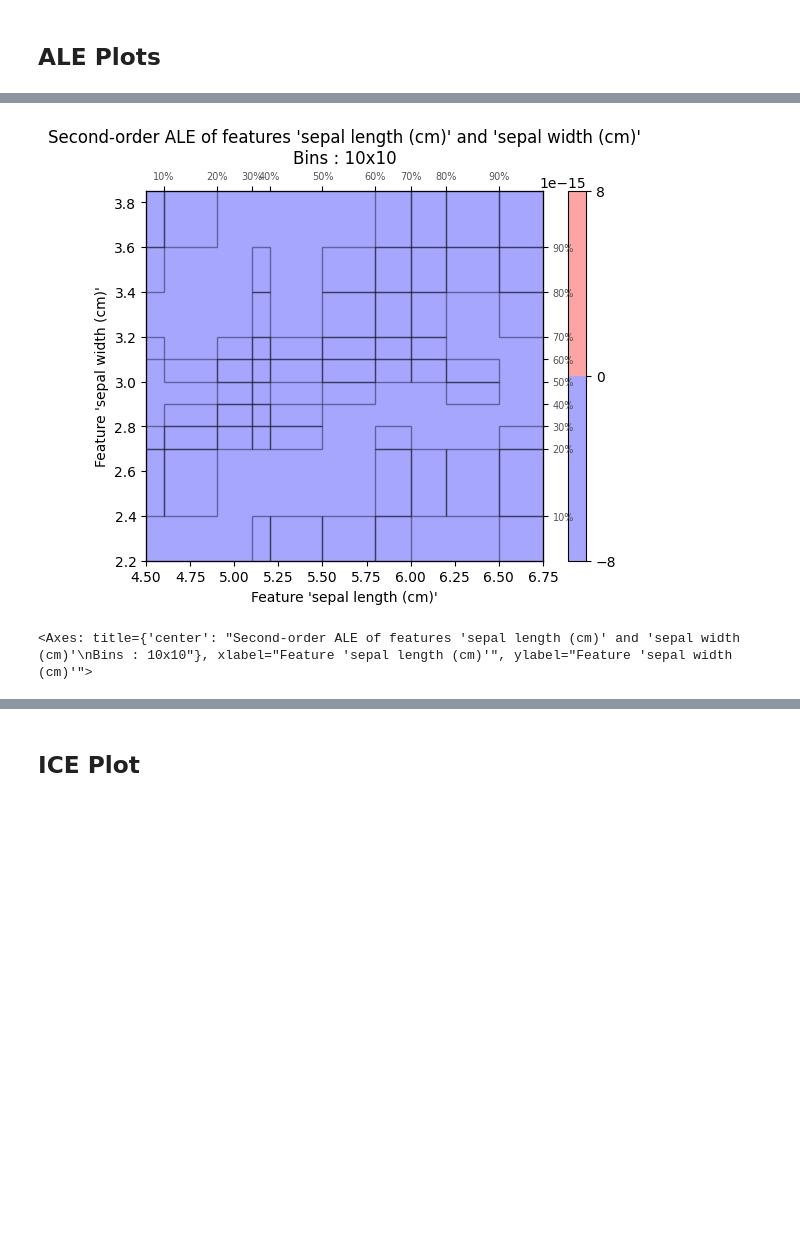
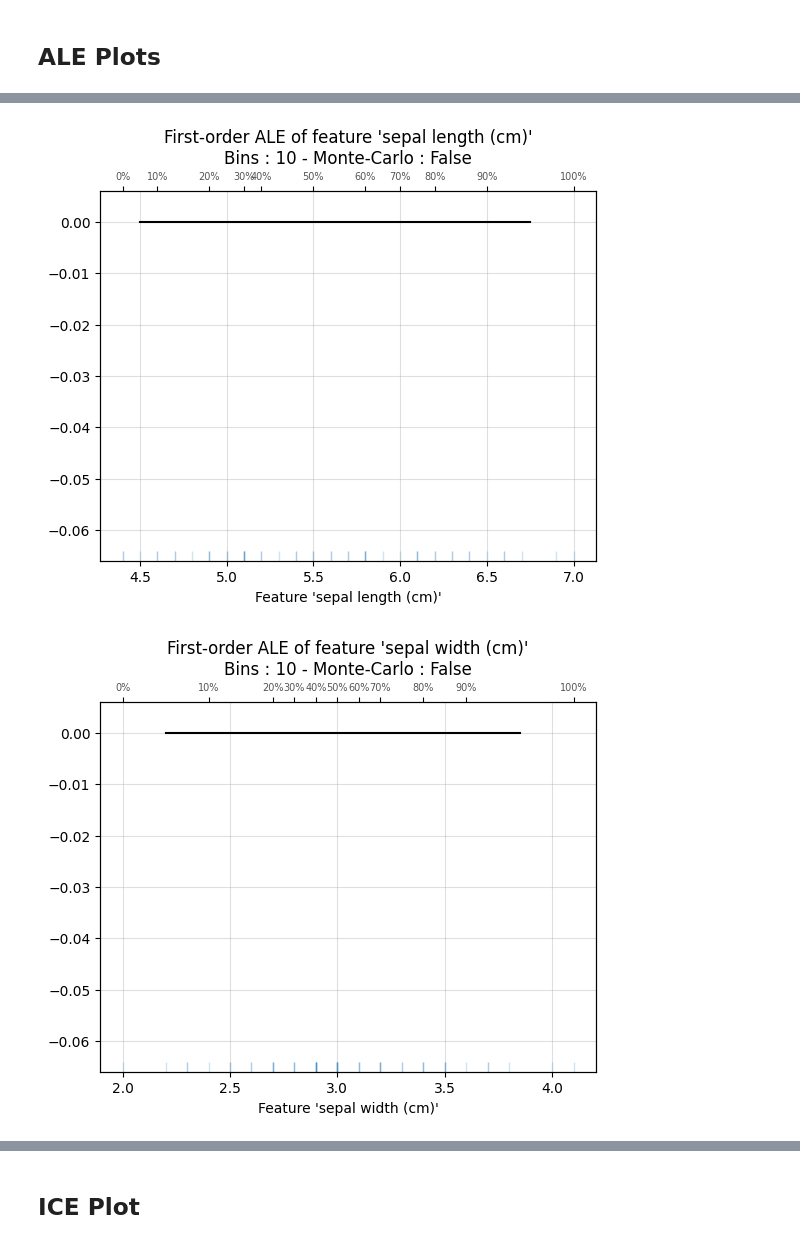
Before and after one commit to XueqingWu/Explainable_AI_Global_Explanation, a Jupyter notebook: Global_Explanation.ipynb, the cells around one changed output, grey strips where cells are left out. Cells and saved outputs as stored; diff of their text form; code cells hidden in the pictures; blank space fills up the shorter version.

```diff
--- a/Global_Explanation.ipynb
+++ b/Global_Explanation.ipynb
@@ -96,8 +98,8 @@ model = xgboost.XGBClassifier().fit(X_train, y_train)
 ### Impact of Petal Length
 # %%
 
-# Choose the feature of interest
-features =['petal length (cm)']
+# # Choose the feature of interest
+# features =['petal length (cm)']
 
 # Use PartialDependenceDisplay to plot PDP
 PartialDependenceDisplay.from_estimator(model, X_test, features, kind='average') #kind='both'
@@ -108,7 +110,7 @@ PartialDependenceDisplay.from_estimator(model, X_test, features, kind='average')
 ### Impact of Petal Width
 # %%
 # Choose the feature of interest
-features =['petal width (cm)']
+# features =['petal width (cm)']
 
 # Use PartialDependenceDisplay to plot PDP
 PartialDependenceDisplay.from_estimator(model, X_test, features, kind='average') #kind='both'
@@ -118,6 +120,7 @@ PartialDependenceDisplay.from_estimator(model, X_test, features, kind='average')
 # %% [markdown]
 ## ALE Plots
 # %%
-# Use default parameters for 1D Main Effect ALE Plot
-ale_plot(model, X_train, 'petal length (cm)', monte_carlo=True)
+for f in features:
+  # Use default parameters for 1D Main Effect ALE Plot
+  ale_plot(model, X_train, f, monte_carlo=True)
 # %% [output]
@@ -126,13 +131,14 @@ ale_plot(model, X_train, 'petal length (cm)', monte_carlo=True)
 # %%
 
-# Change hyperparameters for 1D Main Effect ALE Plot
-ale_plot(
-    model,
-    X_train,
-    "petal length (cm)",
-    bins=5,
-    monte_carlo=True,
-    monte_carlo_rep=30,
-    monte_carlo_ratio=0.5,
-)
+for f in features:
+  # Change hyperparameters for 1D Main Effect ALE Plot
+  ale_plot(
+      model,
+      X_train,
+      f,
+      bins=5,
+      monte_carlo=True,
+      monte_carlo_rep=30,
+      monte_carlo_ratio=0.5,
+  )
 # %% [output]
@@ -141,6 +149,7 @@ ale_plot(
 # %%
 # 2D Second-Order ALE Plot
-ale_plot(model, X_train, X_train.columns[:2], bins=10)
+for f in features:
+  ale_plot(model, X_train, f, bins=10)
 # %% [output]
-[figure, old version]
+[figure, new version]
-<Axes: title={'center': "Second-order ALE of features 'sepal length (cm)' and 'sepal width (cm)'\nBins : 10x10"}, xlabel="Feature 'sepal length (cm)'", ylabel="Feature 'sepal width (cm)'">
+[figure, added]
```
Also changed, not shown: parts of 8 cells of this notebook.
